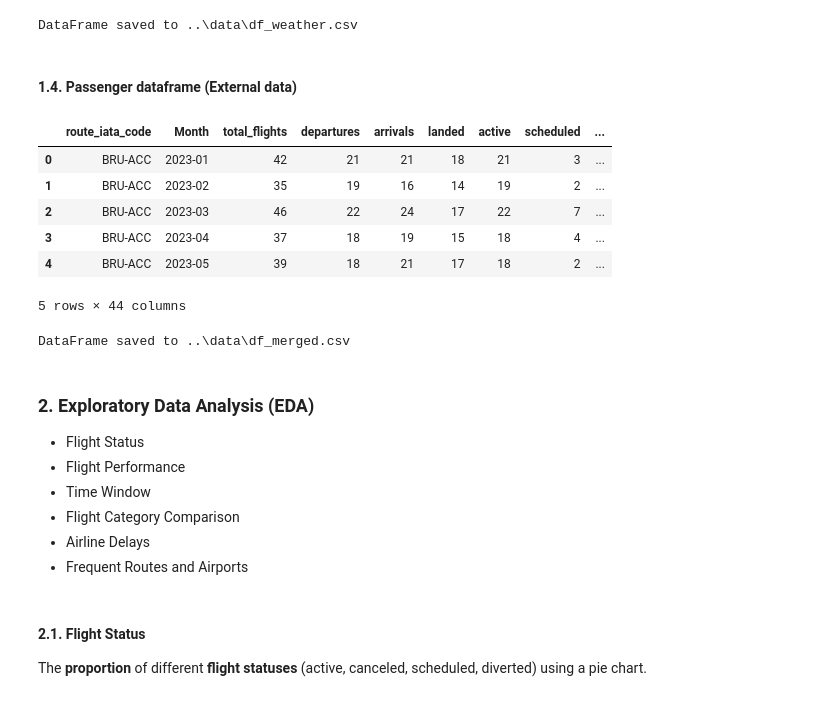
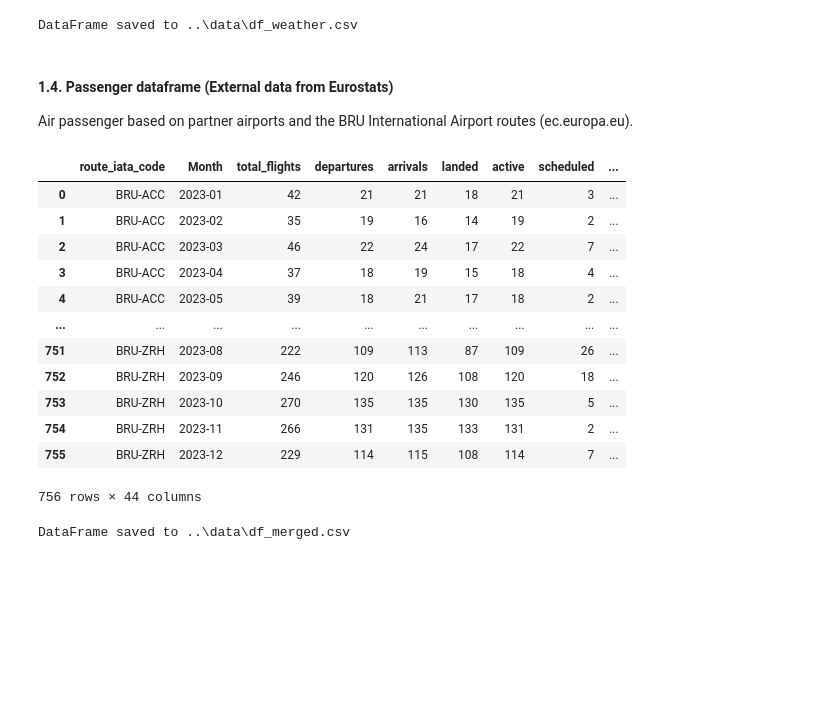
Before and after one commit to DT-Service-Consulting/avstats, a Jupyter notebook: avstats/AvStats_EDA.ipynb, the cells around one changed output. Drawn from its saved outputs; the diff is of its cells as text; code cells hidden in the pictures; blank space fills up the shorter version.

```diff
--- a/avstats/AvStats_EDA.ipynb
+++ b/avstats/AvStats_EDA.ipynb
@@ -221,33 +158,30 @@ save_dataframe(df_grouped_daily, "df_weather")
 # %% [output]
 DataFrame saved to ..\data\df_weather.csv
 # %% [markdown]
-#### **1.4. Passenger dataframe (External data)**
+#### **1.4. Passenger dataframe (External data from Eurostats)**
+
+Air passenger based on partner airports and the BRU International Airport routes (ec.europa.eu).
 # %%
 passengers = PassengerData(df_passengers, airport_mapping)
 df_passengers_cleaned = passengers.process_passenger_data()
 aggregator.aggregate_daily(passenger_data=True)
 df_merged = aggregator.aggregate_passengers(df_passengers_cleaned)
-df_merged.head()
+df_merged
 # %% [output]
 |  | route_iata_code | Month | total_flights | departures | arrivals | landed | active | scheduled | ... |
 | 0 | BRU-ACC | 2023-01 | 42 | 21 | 21 | 18 | 21 | 3 | ... |
 | 1 | BRU-ACC | 2023-02 | 35 | 19 | 16 | 14 | 19 | 2 | ... |
 | 2 | BRU-ACC | 2023-03 | 46 | 22 | 24 | 17 | 22 | 7 | ... |
 | 3 | BRU-ACC | 2023-04 | 37 | 18 | 19 | 15 | 18 | 4 | ... |
 | 4 | BRU-ACC | 2023-05 | 39 | 18 | 21 | 17 | 18 | 2 | ... |
+| ... | ... | ... | ... | ... | ... | ... | ... | ... | ... |
+| 751 | BRU-ZRH | 2023-08 | 222 | 109 | 113 | 87 | 109 | 26 | ... |
+| 752 | BRU-ZRH | 2023-09 | 246 | 120 | 126 | 108 | 120 | 18 | ... |
+| 753 | BRU-ZRH | 2023-10 | 270 | 135 | 135 | 130 | 135 | 5 | ... |
+| 754 | BRU-ZRH | 2023-11 | 266 | 131 | 135 | 133 | 131 | 2 | ... |
+| 755 | BRU-ZRH | 2023-12 | 229 | 114 | 115 | 108 | 114 | 7 | ... |
-5 rows × 44 columns
+756 rows × 44 columns
 # %%
 save_dataframe(df_merged, "df_merged")
 # %% [output]
 DataFrame saved to ..\data\df_merged.csv
-# %% [markdown]
-### **2. Exploratory Data Analysis (EDA)**
-* Flight Status
-* Flight Performance
-* Time Window
-* Flight Category Comparison
-* Airline Delays
-* Frequent Routes and Airports
-# %% [markdown]
-#### **2.1. Flight Status**
-The **proportion** of different **flight statuses** (active, canceled, scheduled, diverted) using a pie chart.
```
Also changed, not shown: parts of 39 cells of this notebook, 2 other files.
